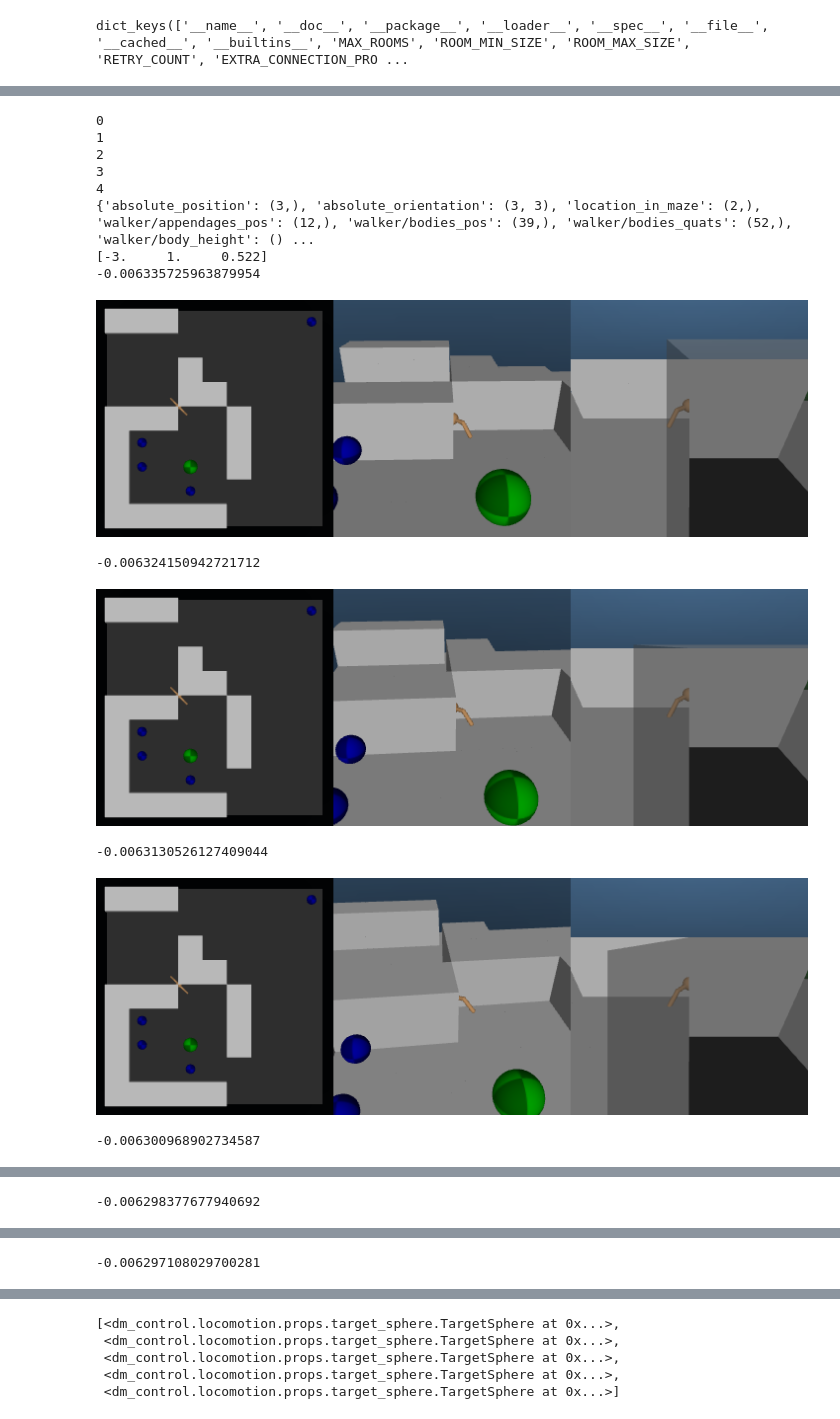
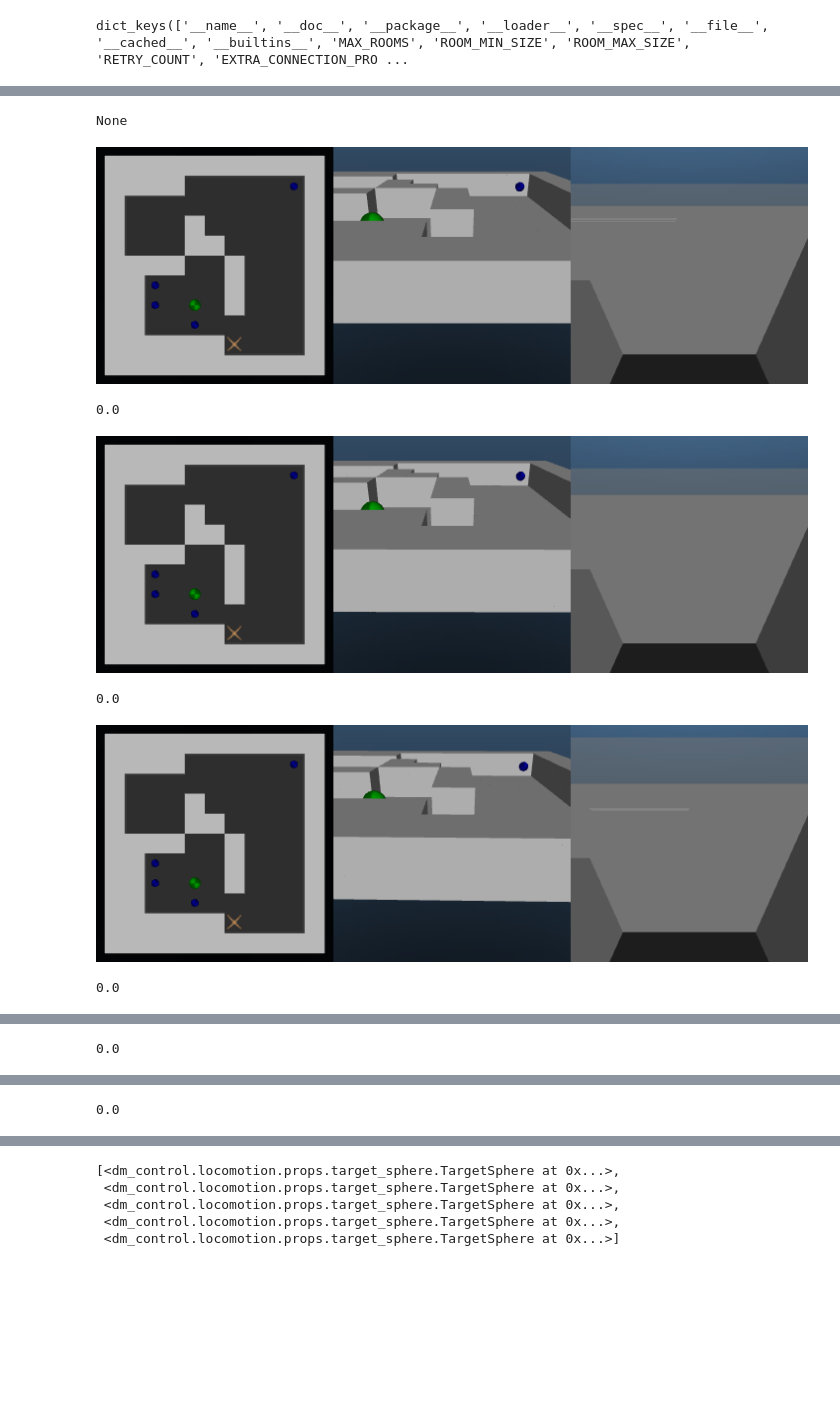
Before and after one commit to Demosthen/ActiveRL, a Jupyter notebook: dm_control_experiments.ipynb, the cells around one changed output, grey strips where cells are left out. Drawn from its saved outputs; the diff is of its cells as text; code cells hidden in the pictures; blank space fills up the shorter version.

Commit message:
add walls around dm mazes and command line aliveness and distance rewards

```diff
--- a/dm_control_experiments.ipynb
+++ b/dm_control_experiments.ipynb
@@ -151,35 +153,30 @@ task = DM_Maze_Task(walker, None, arena, 1, enable_global_task_observables=True)
 # %%
 config = {
   "maze_str": maze_str,
+  "aliveness_reward": 0,
+  "distance_reward_scale": 0,
   "subtarget_rews": subtarget_rews,
   "random_state": np.random.RandomState(42),
   "strip_singleton_obs_buffer_dim": True,
   "time_limit": 10
 }
 env = DM_Maze_Wrapper(config)
-obs = env.reset({"absolute_position": [-3, 1, 0]})
-print({k: o.shape for k, o in obs.items()})
-print(obs["absolute_position"])
+#obs = env.reset({"absolute_position": [-3, 1, 0]})
+#print({k: o.shape for k, o in obs.items()})
+#print(obs["absolute_position"])
 imgs = []
 for i in range(10):
   observation, reward, done, info = env.step(env.action_space.sample())
   print(reward)
   pixels = []
   for camera_id in range(3):
     pixels.append(env.physics.render(camera_id=camera_id, width=240))
   display(PIL.Image.fromarray(np.hstack(pixels)))
 # %% [output]
-0
-1
-2
-3
-4
-{'absolute_position': (3,), 'absolute_orientation': (3, 3), 'location_in_maze': (2,), 'walker/appendages_pos': (12,), 'walker/bodies_pos': (39,), 'walker/bodies_quats': (52,), 'walker/body_height': () ...
-[-3.     1.     0.522]
--0.006335725963879954
+None
-[figure, old version]
+[figure, new version]
--0.006324150942721712
+0.0
-[figure, old version]
+[figure, new version]
--0.0063130526127409044
+0.0
-[figure, old version]
+[figure, new version]
--0.006300968902734587
+0.0
@@ -187 +184 @@ for i in range(10):
--0.006298377677940692
+0.0
@@ -189 +186 @@ for i in range(10):
--0.006297108029700281
+0.0
```
Also changed, not shown: parts of 3 cells of this notebook, 4 other files.
